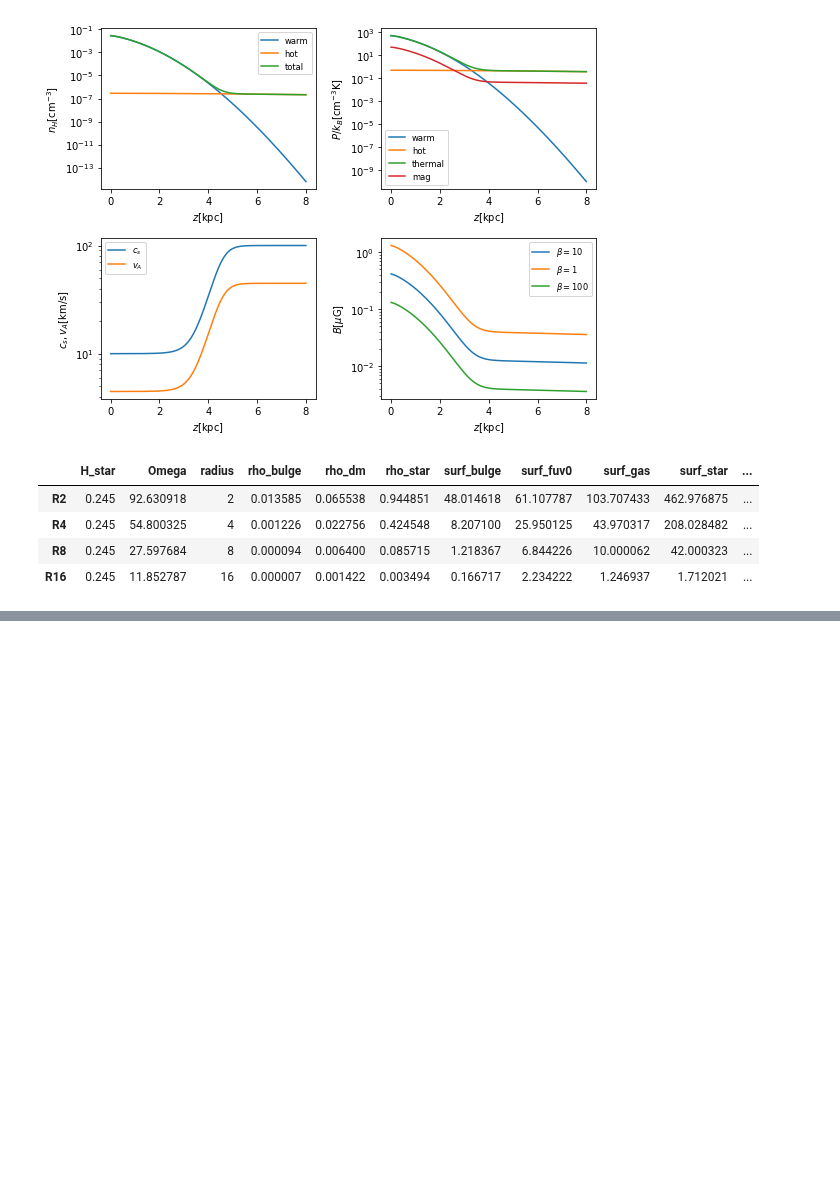
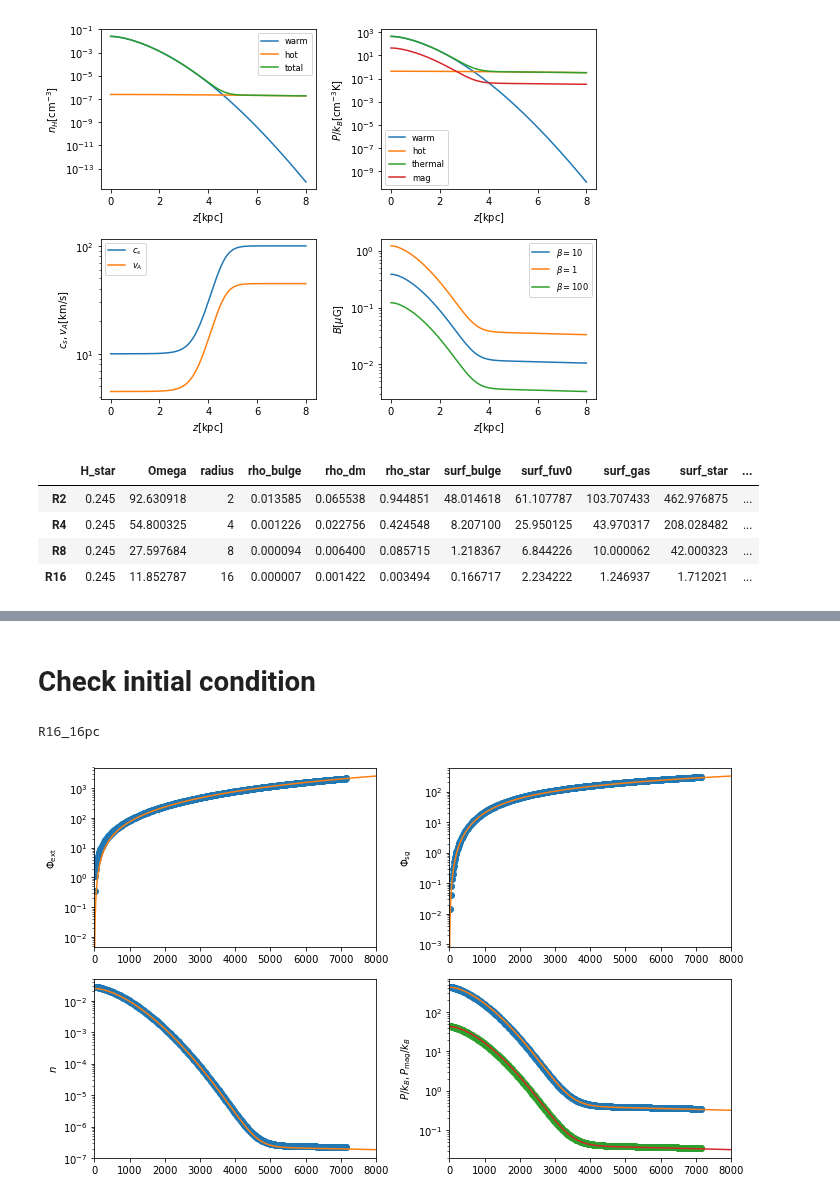
Before and after one commit to changgoo/pyathena, a Jupyter notebook: notebook/galaxy_model.ipynb, the cells around one changed output, grey strips where cells are left out. Saved outputs shown, nothing was run; the diff lists cells and outputs as text; code cells hidden in the pictures; blank space fills up the shorter version.

Commit message:
update models and other notebooks

```diff
--- a/notebook/galaxy_model.ipynb
+++ b/notebook/galaxy_model.ipynb
@@ -664,7 +659,7 @@ def get_new_params(midx):
     par['problem']['n0'][0] = '%g' % prof.n0.value
     par['problem']['Omega'][0] = '%g' % Omega
     par['problem']['SurfS'][0] = '%g' % par_new['surf_star']
-    par['problem']['zstar'][0] = '%g' % par_new['H_star']
+    par['problem']['zstar'][0] = '%g' % (par_new['H_star']*1.e3)
     par['problem']['rhodm'][0] = '%g' % (par_new['rho_dm']+par_new['rho_bulge'])
     par['problem']['R0'][0] = '%g' % (par_new['radius']*1.e3)
     par['problem']['driving_time'][0] = '%g' % (tdrive)
@@ -712,3 +707,60 @@ R8
 # of vtk files 530.101911561
 # of rst files 14.8428535435
 R16
+# %% [markdown]
+# Check initial condition
+# %%
+import os
+import pyathena as pa
+unit=pa.set_units(muH=1.4271)
+pok_unit=(unit['pressure']/c.k_B).cgs.value
+for i in range(len(model)):
+    p=model.iloc[i,:]
+    model_name=model.index[i]
+    prof=initial(p)
+
+
+    z=np.linspace(0,0.5,1000)*p['radius']*u.kpc
+    prof.set_n0(z)
+
+    nden,rho1,rho2,=prof.den(z)
+    pok,P1,P2=prof.press(z)
+    Pmag=prof.pmag(z)
+
+    base='/tigress/PERSEUS/changgoo/'
+    dx=2**(i+1)
+    id='%s_%spc' % (model_name,dx)
+
+
+    zprof_fname='%s%s/id0/%s.0000.whole.zprof' % (base,id,id)
+    if os.path.isfile(zprof_fname):
+        print id
+        zprof=pd.read_csv(zprof_fname,skiprows=1)
+        plt.figure(figsize=(10,6))
+        plt.subplot(221)
+        plt.plot(zprof['z'],zprof['Phie']/zprof['A'],'o')
+        plt.plot(z.to('pc'),prof.phiext(z).to('km^2/s^2'))
+        plt.ylabel(r'$\Phi_{\rm ext}$')
+
+        plt.subplot(222)
+        plt.plot(zprof['z'],(zprof['Phisg']-zprof['Phisg'].min())/zprof['A'],'o')
+        plt.plot(z.to('pc'),prof.phisg(z,prof.H).to('km^2/s^2'))
+        plt.ylabel(r'$\Phi_{\rm sg}$')
+
+        plt.subplot(223)
+        plt.plot(zprof['z'],zprof['d']/zprof['A'],'o')
+        plt.plot(z.to('pc'),nden)
+        plt.ylabel(r'$n$')
+
+        plt.subplot(224)
+        plt.plot(zprof['z'],zprof['P']/zprof['A']*pok_unit,'o')
+        plt.plot(z.to('pc'),pok)
+        plt.plot(zprof['z'],zprof['PB2']/zprof['A']*pok_unit,'o')
+        plt.plot(z.to('pc'),Pmag.cgs/c.k_B.cgs)
+        plt.ylabel(r'$P/k_B, P_{\rm mag}/k_B$')
+        plt.setp(plt.gcf().axes,'yscale','log')
+        plt.setp(plt.gcf().axes,'xlim',[0,z.to('pc').value.max()])
+        plt.tight_layout()
+# %% [output]
+R16_16pc
+[figure, added]
```
Also changed, not shown: parts of 6 cells of this notebook, 8 other files.
